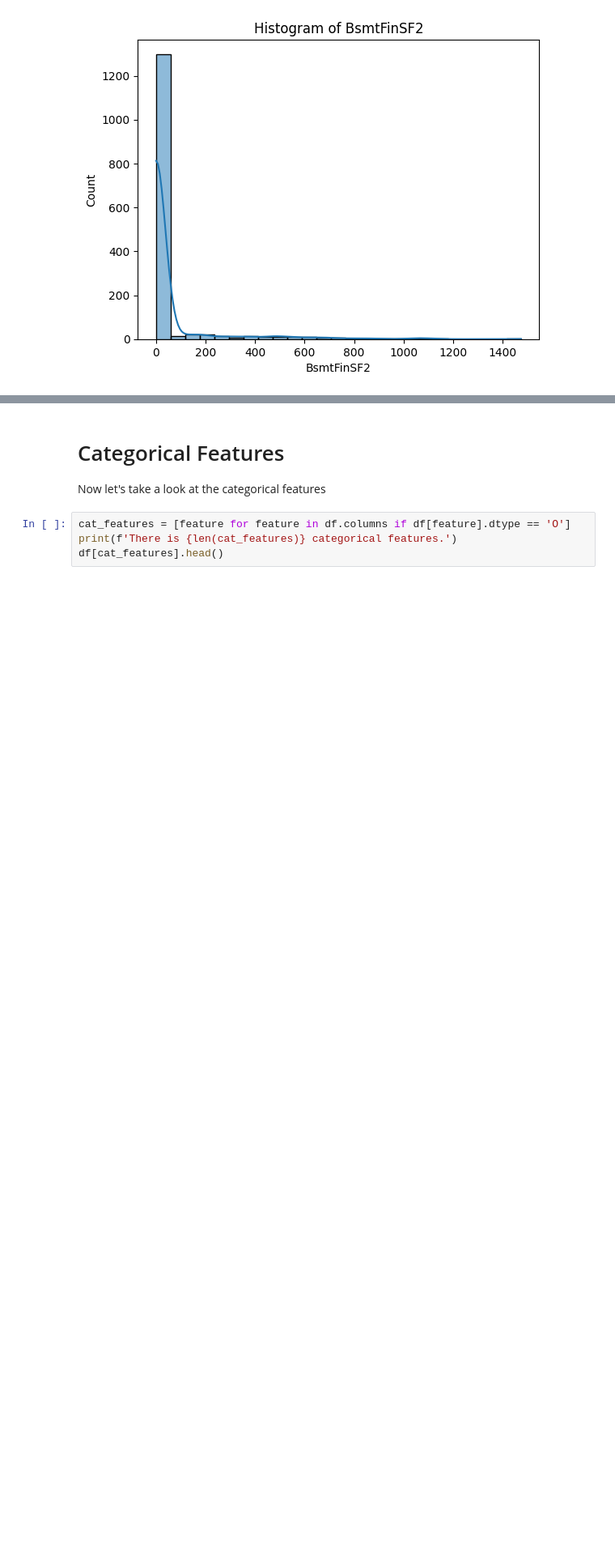
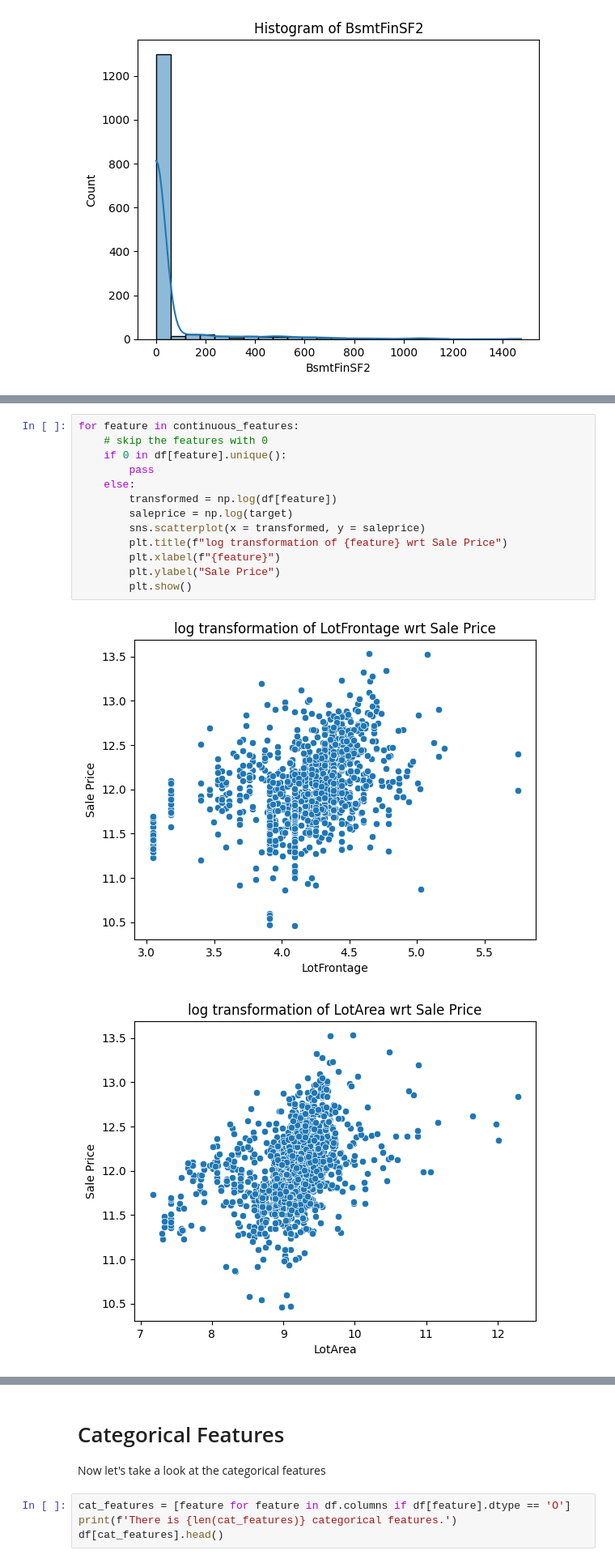
Before and after one commit to Ling01234/house-price-prediction, a Jupyter notebook: data_analysis.ipynb, the cells around one changed output, grey strips where cells are left out. Shown at 81% size. Saved outputs shown, nothing was run; the diff lists cells and outputs as text; blank space fills up the shorter version.

```diff
--- a/data_analysis.ipynb
+++ b/data_analysis.ipynb
@@ -245,0 +251,16 @@ for feature in continuous_features[:5]:
+# %%
+for feature in continuous_features:
+    # skip the features with 0
+    if 0 in df[feature].unique():
+        pass
+    else:
+        transformed = np.log(df[feature])
+        saleprice = np.log(target)
+        sns.scatterplot(x = transformed, y = saleprice)
+        plt.title(f"log transformation of {feature} wrt Sale Price")
+        plt.xlabel(f"{feature}")
+        plt.ylabel("Sale Price")
+        plt.show()
+# %% [output]
+[figure, added]
+[figure, added]
```
Also changed, not shown: parts of 8 cells of this notebook, 1 other file.
